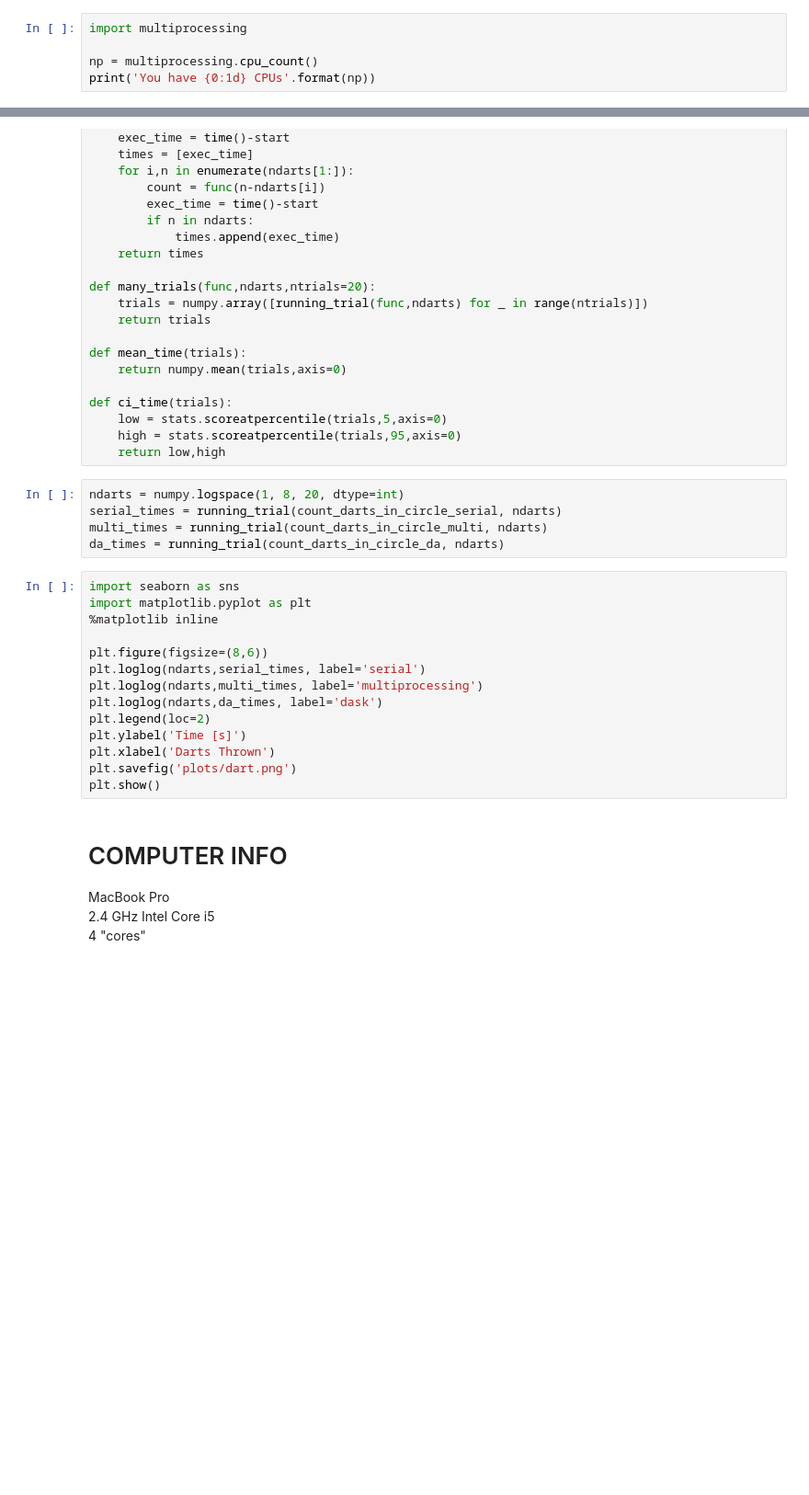
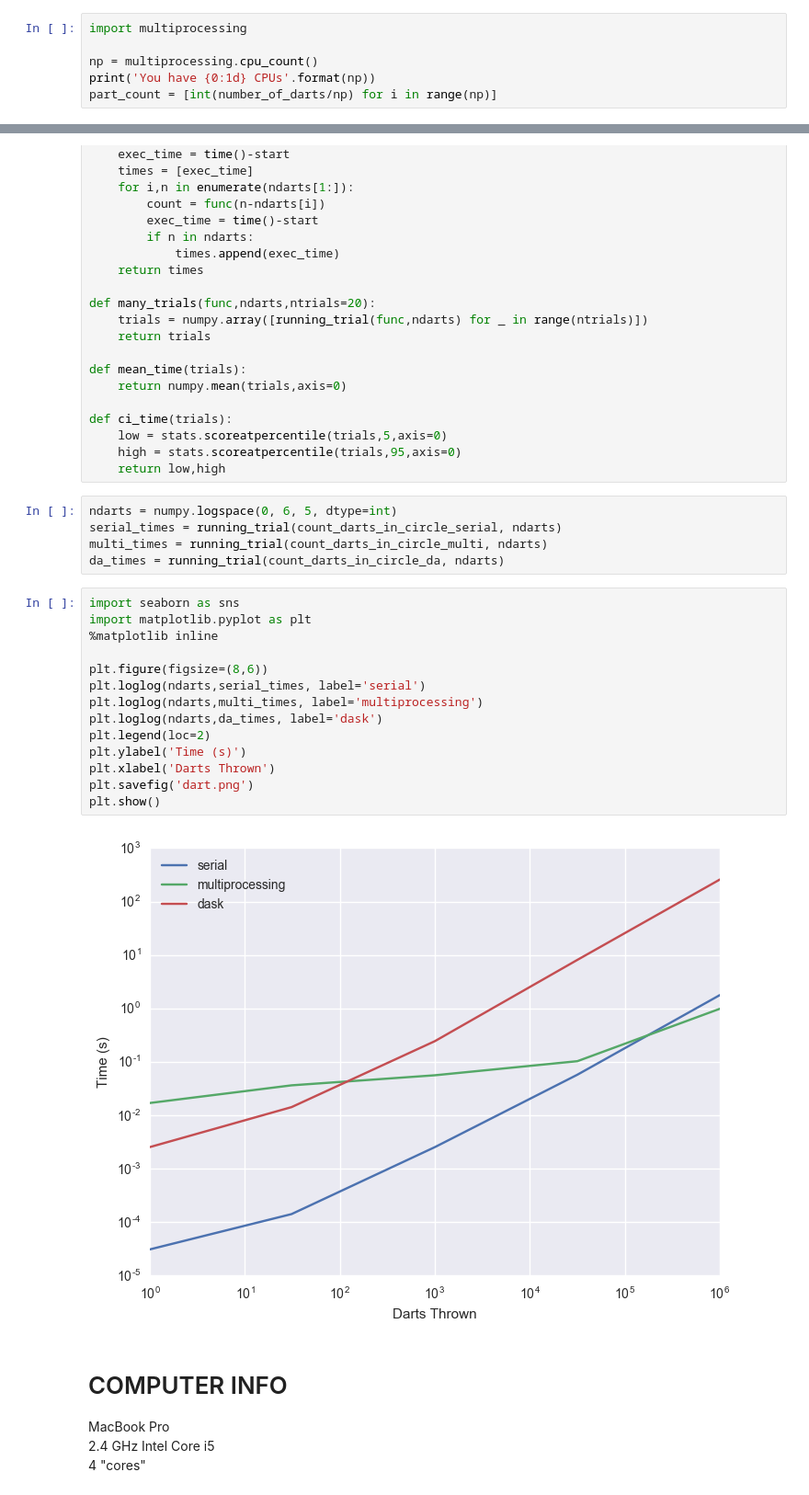
Before and after one commit to python-seminar/homework-4-parallelism-sofiatti, a Jupyter notebook: HW-4.ipynb, the cells around one changed output, grey strips where cells are left out. Shown at 92% size. Drawn from its saved outputs; the diff is of its cells as text; blank space fills up the shorter version.

```diff
--- a/HW-4.ipynb
+++ b/HW-4.ipynb
@@ -45,6 +45,7 @@ import multiprocessing
 
 np = multiprocessing.cpu_count()
 print('You have {0:1d} CPUs'.format(np))
+part_count = [int(number_of_darts/np) for i in range(np)]
 # %% [output]
 You have 4 CPUs
 # %%
@@ -114,24 +130,26 @@ def ci_time(trials):
     high = stats.scoreatpercentile(trials,95,axis=0)
     return low,high
 # %%
-ndarts = numpy.logspace(1, 8, 20, dtype=int)
+ndarts = numpy.logspace(0, 6, 5, dtype=int)
 serial_times = running_trial(count_darts_in_circle_serial, ndarts)
 multi_times = running_trial(count_darts_in_circle_multi, ndarts)
 da_times = running_trial(count_darts_in_circle_da, ndarts)
 # %%
 import seaborn as sns
 import matplotlib.pyplot as plt
 %matplotlib inline
 
 plt.figure(figsize=(8,6))
 plt.loglog(ndarts,serial_times, label='serial')
 plt.loglog(ndarts,multi_times, label='multiprocessing')
 plt.loglog(ndarts,da_times, label='dask')
 plt.legend(loc=2)
-plt.ylabel('Time [s]')
+plt.ylabel('Time (s)')
 plt.xlabel('Darts Thrown')
-plt.savefig('plots/dart.png')
+plt.savefig('dart.png')
 plt.show()
+# %% [output]
+[figure, added]
 # %% [markdown]
 # COMPUTER INFO
 MacBook Pro
```
Also changed, not shown: parts of 4 cells of this notebook, 1 other file.
